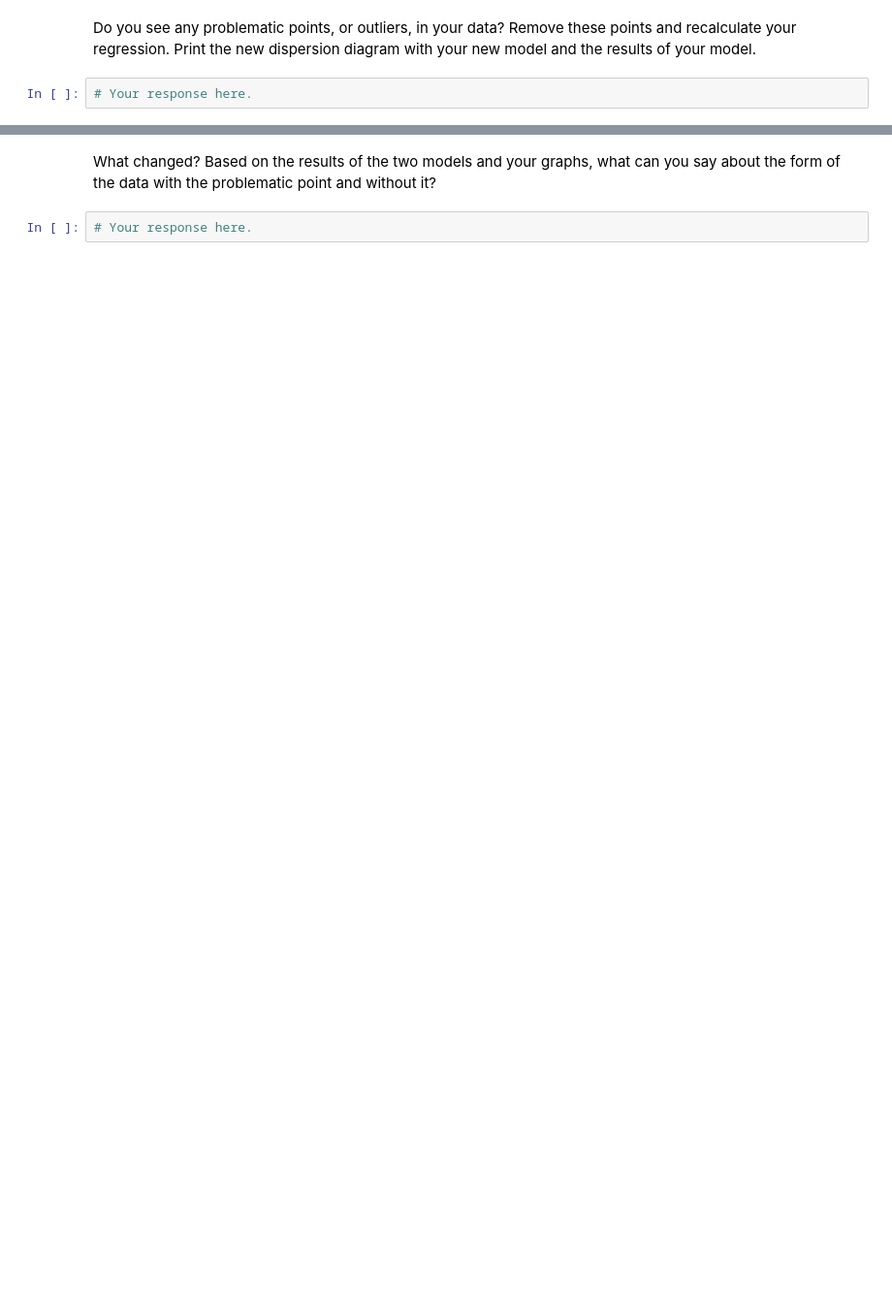
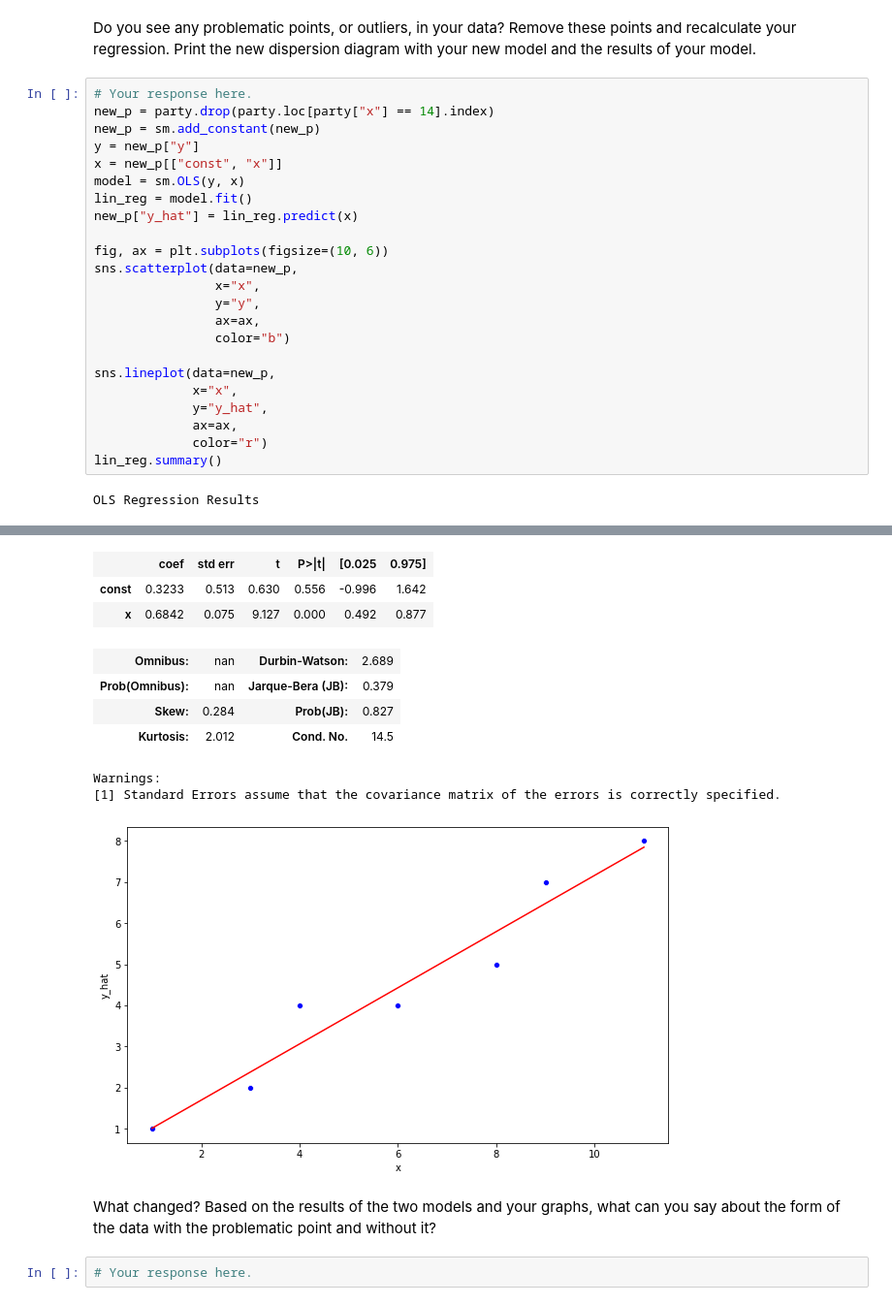
Before and after one commit to therinz/data-ber-08-20, a Jupyter notebook: Labs/module-2_labs/05_applied-analysis/02_lab-regression-analysis/your-code.ipynb, the cells around one changed output, grey strips where cells are left out. Shown: that part at 97% size. Saved outputs shown, nothing was run; the diff lists cells and outputs as text; blank space fills up the shorter version.

```diff
--- a/Labs/module-2_labs/05_applied-analysis/02_lab-regression-analysis/your-code.ipynb
+++ b/Labs/module-2_labs/05_applied-analysis/02_lab-regression-analysis/your-code.ipynb
@@ -203,4 +294,27 @@ What do you see? What does this plot tell you about the likely relationship betw
 # %% [markdown]
 Do you see any problematic points, or outliers, in your data? Remove these points and recalculate your regression. Print the new dispersion diagram with your new model and the results of your model.
-# %%
-# Your response here.
+# %%
+# Your response here.
+new_p = party.drop(party.loc[party["x"] == 14].index)
+new_p = sm.add_constant(new_p)
+y = new_p["y"]
+x = new_p[["const", "x"]]
+model = sm.OLS(y, x)
+lin_reg = model.fit()
+new_p["y_hat"] = lin_reg.predict(x)
+
+fig, ax = plt.subplots(figsize=(10, 6))
+sns.scatterplot(data=new_p,
+                x="x",
+                y="y",
+                ax=ax,
+                color="b")
+
+sns.lineplot(data=new_p,
+             x="x",
+             y="y_hat",
+             ax=ax,
+             color="r")
+lin_reg.summary()
+# %% [output]
+OLS Regression Results
@@ -207,3 +330,13 @@ Do you see any problematic points, or outliers, in your data? Remove these point
+|  | coef | std err | t | P>|t| | [0.025 | 0.975] |
+| const | 0.3233 | 0.513 | 0.630 | 0.556 | -0.996 | 1.642 |
+| x | 0.6842 | 0.075 | 9.127 | 0.000 | 0.492 | 0.877 |
+| Omnibus: | nan | Durbin-Watson: | 2.689 |
+| Prob(Omnibus): | nan | Jarque-Bera (JB): | 0.379 |
+| Skew: | 0.284 | Prob(JB): | 0.827 |
+| Kurtosis: | 2.012 | Cond. No. | 14.5 |
+Warnings:
+[1] Standard Errors assume that the covariance matrix of the errors is correctly specified.
+[figure, added]
 # %% [markdown]
 What changed? Based on the results of the two models and your graphs, what can you say about the form of the data with the problematic point and without it?
 # %%
```
Also changed, not shown: parts of 13 cells of this notebook.
